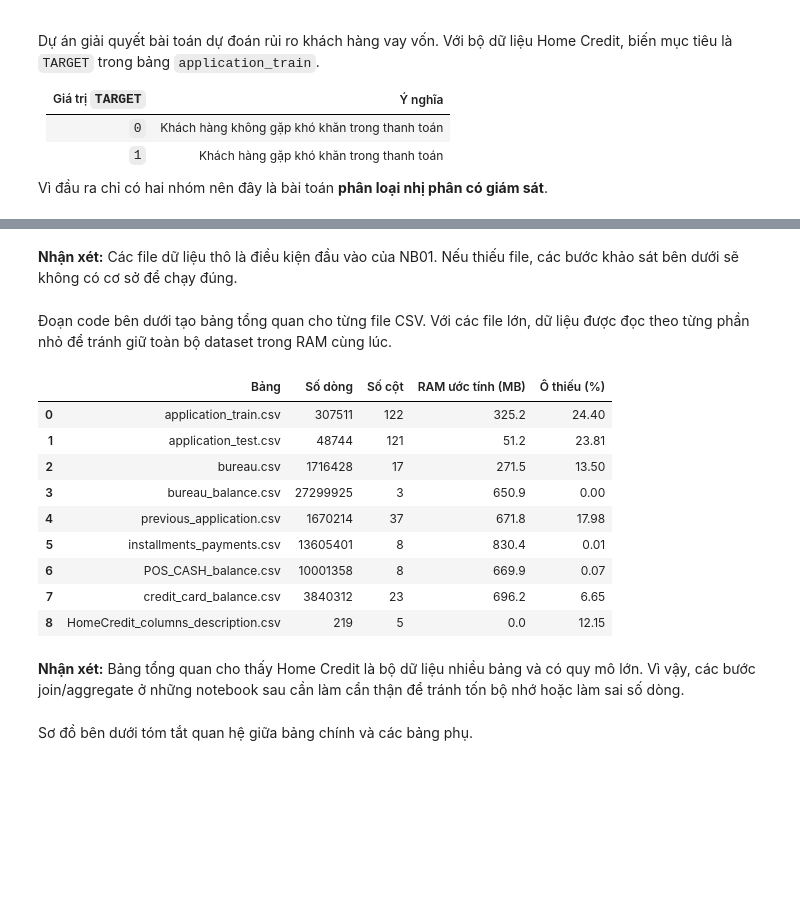
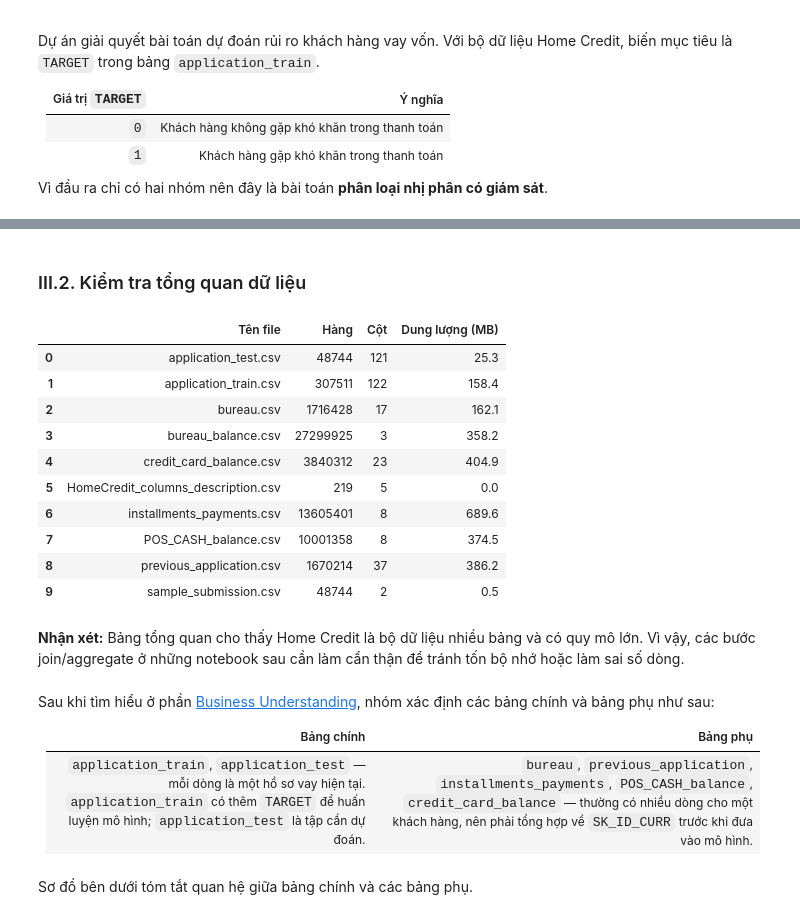
Before and after one commit to thanhhung9720001-collab/credit-risk-classifier, a Jupyter notebook: notebooks/01_data_understanding.ipynb, the cells around one changed output, grey strips where cells are left out. Drawn from its saved outputs; the diff is of its cells as text; code cells hidden in the pictures; blank space fills up the shorter version.

```diff
--- a/notebooks/01_data_understanding.ipynb
+++ b/notebooks/01_data_understanding.ipynb
@@ -90,56 +52,46 @@ print("Đã tìm thấy đầy đủ các file CSV cần cho bước Data Unders
 # %% [markdown]
-**Nhận xét:** Các file dữ liệu thô là điều kiện đầu vào của NB01. Nếu thiếu file, các bước khảo sát bên dưới sẽ không có cơ sở để chạy đúng.
+### III.2. Kiểm tra tổng quan dữ liệu
-# %% [markdown]
-Đoạn code bên dưới tạo bảng tổng quan cho từng file CSV. Với các file lớn, dữ liệu được đọc theo từng phần nhỏ để tránh giữ toàn bộ dataset trong RAM cùng lúc.
 # %%
-def summarize_csv(file_name, chunksize=200_000):
-    """Tính thông tin tổng quan của một CSV mà không giữ toàn bộ file trong RAM."""
-    file_path = DATA_RAW / file_name
+PROJECT_ROOT = Path.cwd()
+if PROJECT_ROOT.name == "notebooks":
+    PROJECT_ROOT = PROJECT_ROOT.parent
 
-    total_rows = 0
-    total_missing = 0
-    total_cells = 0
-    memory_mb = 0.0
-    column_count = None
+DATA_RAW = PROJECT_ROOT / "data" / "raw"
 
-    encoding = detect_csv_encoding(file_path)
+file_info = []
+for file_path in sorted(DATA_RAW.glob("*.csv")):
+    column_count = len(pd.read_csv(file_path, nrows=0, encoding="latin1").columns)
+    with open(file_path, encoding="latin1") as file:
+        row_count = sum(1 for _ in file) - 1
 
-    for chunk in pd.read_csv(file_path, chunksize=chunksize, encoding=encoding):
-        total_rows += len(chunk)
-        total_missing += int(chunk.isna().sum().sum())
-        total_cells += chunk.shape[0] * chunk.shape[1]
-        memory_mb += chunk.memory_usage(deep=True).sum() / 1024**2
-        column_count = chunk.shape[1]
+    file_info.append({
+        "Tên file": file_path.name,
+        "Hàng": f"{row_count}",
+        "Cột": f"{column_count}",
+        "Dung lượng (MB)": round(file_path.stat().st_size / 1024**2, 1),
+    })
 
-    missing_rate = total_missing / total_cells * 100 if total_cells else 0
-
-    return {
-        "Bảng": file_name,
-        "Số dòng": total_rows,
-        "Số cột": column_count,
-        "RAM ước tính (MB)": round(memory_mb, 1),
-        "Ô thiếu (%)": round(missing_rate, 2),
-    }
-
-summary_rows = []
-for file_name in REQUIRED_FILES:
-    summary_rows.append(summarize_csv(file_name))
-
-overview = pd.DataFrame(summary_rows)
-overview
+pd.DataFrame(file_info)
 # %% [output]
-|  | Bảng | Số dòng | Số cột | RAM ước tính (MB) | Ô thiếu (%) |
-| 0 | application_train.csv | 307511 | 122 | 325.2 | 24.40 |
-| 1 | application_test.csv | 48744 | 121 | 51.2 | 23.81 |
-| 2 | bureau.csv | 1716428 | 17 | 271.5 | 13.50 |
-| 3 | bureau_balance.csv | 27299925 | 3 | 650.9 | 0.00 |
-| 4 | previous_application.csv | 1670214 | 37 | 671.8 | 17.98 |
-| 5 | installments_payments.csv | 13605401 | 8 | 830.4 | 0.01 |
-| 6 | POS_CASH_balance.csv | 10001358 | 8 | 669.9 | 0.07 |
-| 7 | credit_card_balance.csv | 3840312 | 23 | 696.2 | 6.65 |
-| 8 | HomeCredit_columns_description.csv | 219 | 5 | 0.0 | 12.15 |
+|  | Tên file | Hàng | Cột | Dung lượng (MB) |
+| 0 | application_test.csv | 48744 | 121 | 25.3 |
+| 1 | application_train.csv | 307511 | 122 | 158.4 |
+| 2 | bureau.csv | 1716428 | 17 | 162.1 |
+| 3 | bureau_balance.csv | 27299925 | 3 | 358.2 |
+| 4 | credit_card_balance.csv | 3840312 | 23 | 404.9 |
+| 5 | HomeCredit_columns_description.csv | 219 | 5 | 0.0 |
+| 6 | installments_payments.csv | 13605401 | 8 | 689.6 |
+| 7 | POS_CASH_balance.csv | 10001358 | 8 | 374.5 |
+| 8 | previous_application.csv | 1670214 | 37 | 386.2 |
+| 9 | sample_submission.csv | 48744 | 2 | 0.5 |
 # %% [markdown]
 **Nhận xét:** Bảng tổng quan cho thấy Home Credit là bộ dữ liệu nhiều bảng và có quy mô lớn. Vì vậy, các bước join/aggregate ở những notebook sau cần làm cẩn thận để tránh tốn bộ nhớ hoặc làm sai số dòng.
+# %% [markdown]
+Sau khi tìm hiểu ở phần  [Business Understanding](../docs/Business-Understanding.md), nhóm xác định các bảng chính và bảng phụ như sau:
+
+| Bảng chính | Bảng phụ |
+|---|---|
+| `application_train`, `application_test` — mỗi dòng là một hồ sơ vay hiện tại. `application_train` có thêm `TARGET` để huấn luyện mô hình; `application_test` là tập cần dự đoán. | `bureau`, `previous_application`, `installments_payments`, `POS_CASH_balance`, `credit_card_balance` — thường có nhiều dòng cho một khách hàng, nên phải tổng hợp về `SK_ID_CURR` trước khi đưa vào mô hình. |
 # %% [markdown]
 Sơ đồ bên dưới tóm tắt quan hệ giữa bảng chính và các bảng phụ.
 # %% [markdown]
```
Also changed, not shown: parts of 5 cells of this notebook, 1 other file.
